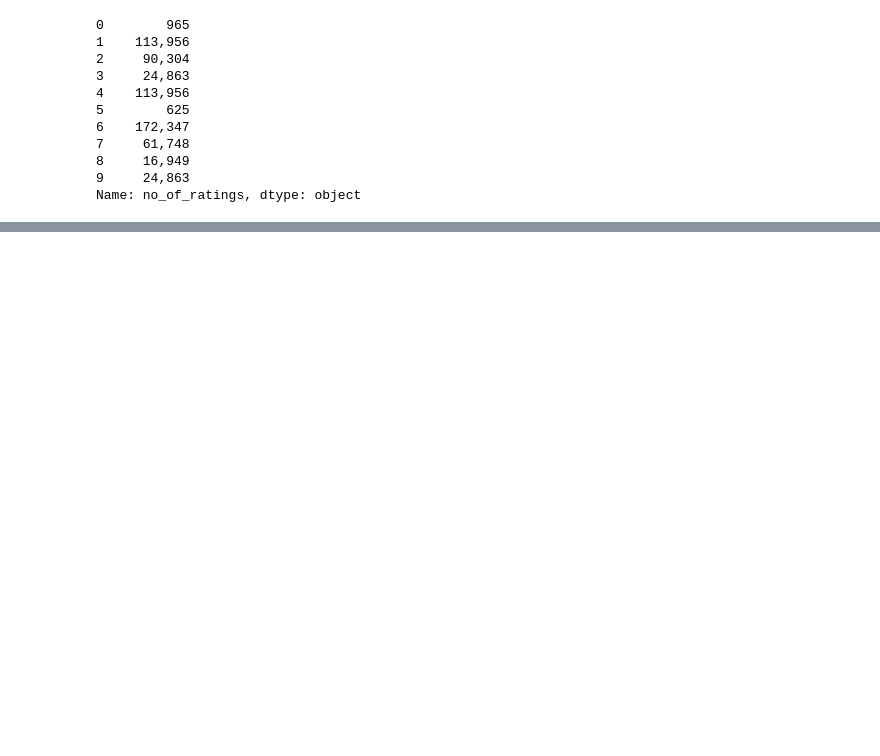
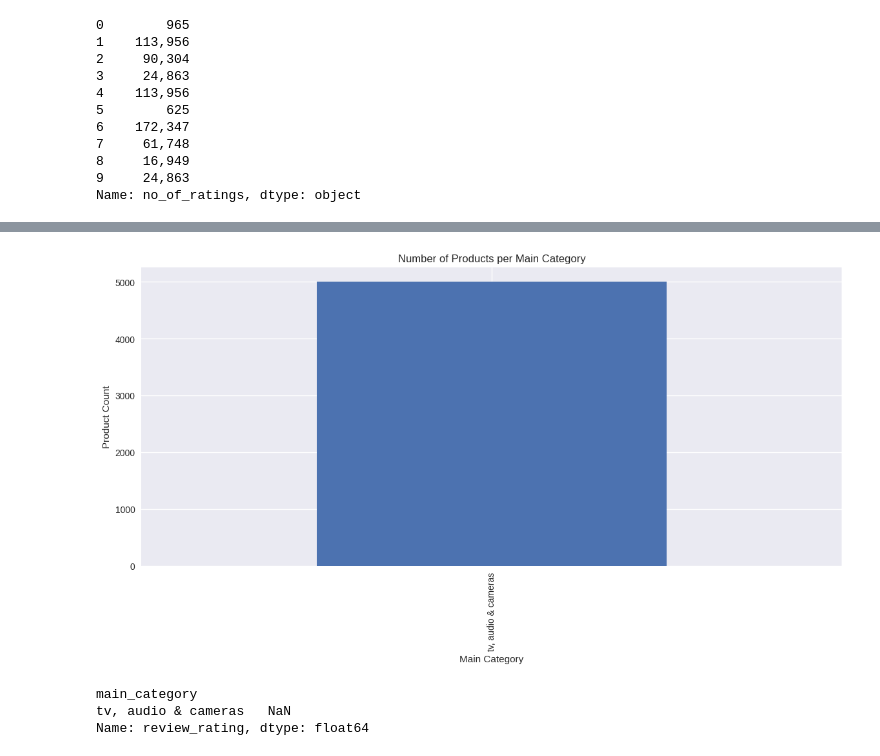
Before and after one commit to OA3808/programs, a Jupyter notebook: Amazon Reviews & AI Narratives.ipynb, the cells around one changed output, grey strips where cells are left out. Saved outputs shown, nothing was run; the diff lists cells and outputs as text; code cells hidden in the pictures; blank space fills up the shorter version.

```diff
--- a/Amazon Reviews & AI Narratives.ipynb
+++ b/Amazon Reviews & AI Narratives.ipynb
@@ -141,0 +157,23 @@ df[['review_rating', 'sentiment']].head(10000)
+# %%
+category_count = df['main_category'].value_counts()
+
+category_count.head(10)
+category_count.plot(kind='bar', figsize=(14,6))
+plt.title("Number of Products per Main Category")
+plt.xlabel("Main Category")
+plt.ylabel("Product Count")
+plt.show()
+# %% [output]
+[figure, added]
+# %%
+avg_rating_category = (
+    df.groupby('main_category')['review_rating']
+      .mean()
+      .sort_values(ascending=False)
+)
+
+avg_rating_category
+# %% [output]
+main_category
+tv, audio & cameras   NaN
+Name: review_rating, dtype: float64
```
Also changed, not shown: parts of 8 cells of this notebook.
